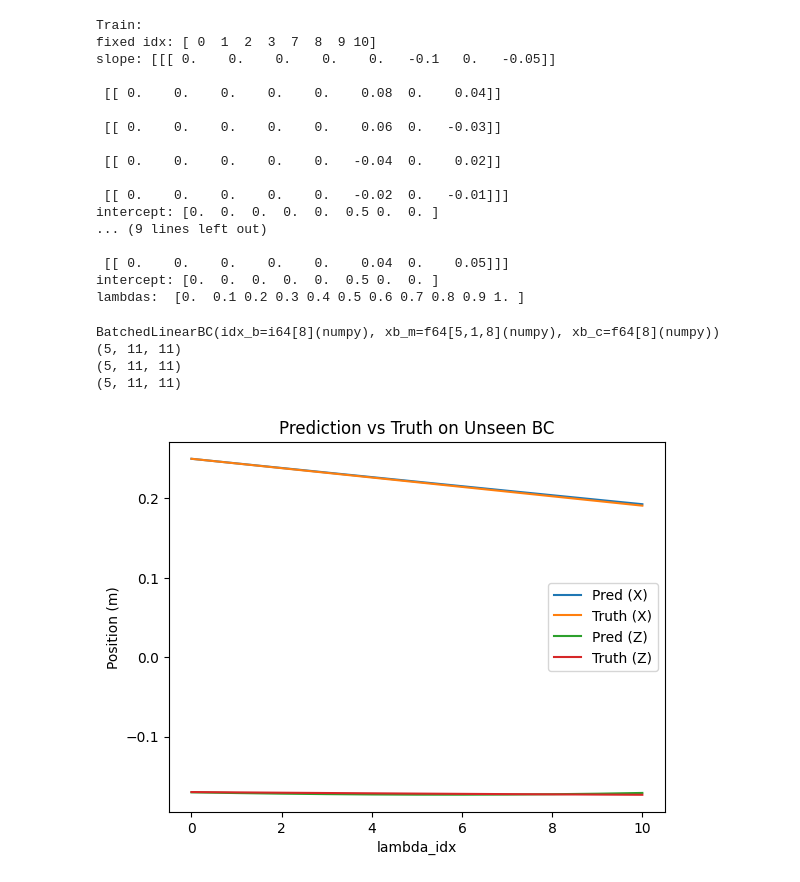
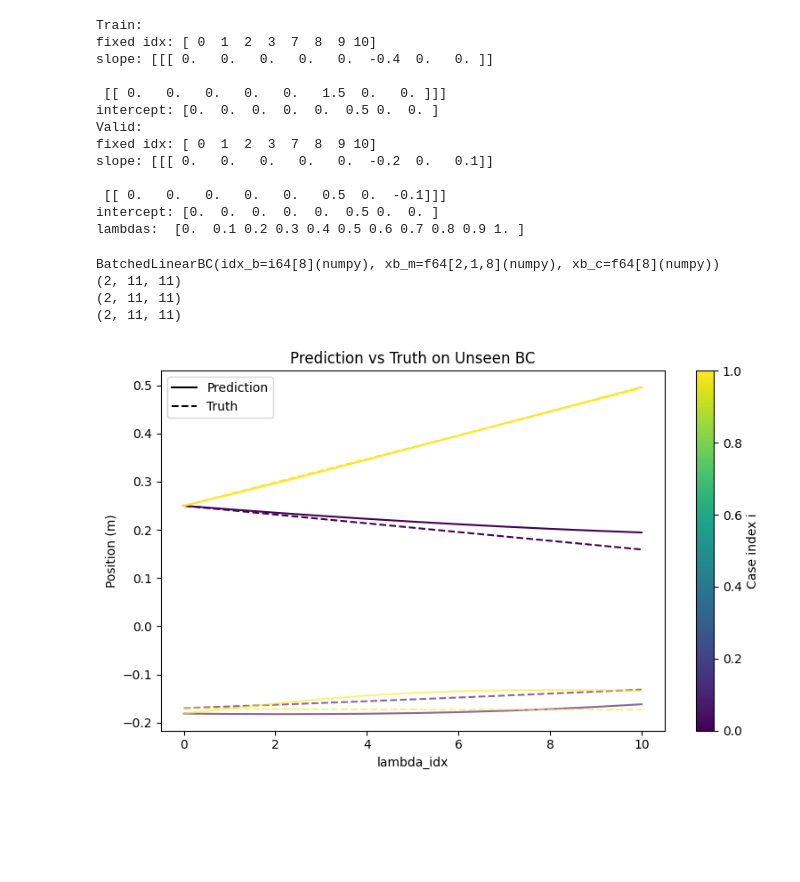
Before and after one commit to ryanchaiyakul/dismech-jax, a Jupyter notebook: examples/slinky/3d_slinky_10_loop_K_is_2_dim_multiset.ipynb, the cells around one changed output. Saved outputs shown, nothing was run; the diff lists cells and outputs as text; code cells hidden in the pictures; blank space fills up the shorter version.

```diff
--- a/examples/slinky/3d_slinky_10_loop_K_is_2_dim_multiset.ipynb
+++ b/examples/slinky/3d_slinky_10_loop_K_is_2_dim_multiset.ipynb
@@ -48,11 +48,13 @@ class Example(TripletModel):
         bending_energy = 0.5 * (self.K[1] * del_strain[3]**2)
         return stretching_energy + bending_energy
 # %%
-train_datafile = "combined_output_train.npz"
-valid_datafile = "combined_output_valid.npz"
-validate_model(Example)
+train_datafile = "data/combined_output_train.npz"
+valid_datafile = "data/combined_output_valid.npz"
 
-final_model, init_K, train_history, valid_history = train_model(Example, key=jax.random.PRNGKey(42), train_file=train_datafile, valid_file=valid_datafile, n_epochs=500, lr=1e-2, init_K=jnp.array([2.0, 0.02]) )
+init_K=jnp.array([0.2, 0.02])
+validate_model(Example, der_K=init_K)
+
+final_model, init_K, train_history, valid_history = train_model(Example, key=jax.random.PRNGKey(42), train_file=train_datafile, valid_file=valid_datafile, n_epochs=5000, lr=5e-2, init_K=init_K )
 # final_model, train_history, valid_history = train_model(Example, key=jax.random.PRNGKey(42), train_file="output_valid.npz", valid_file="output_valid.npz", n_epochs=100, lr=1e-2)
 
 print( "initial K: ", init_K)
@@ -112,19 +113,15 @@ print("lambdas: ", lambdas)
 # %% [output]
 Train:
 fixed idx: [ 0  1  2  3  7  8  9 10]
-slope: [[[ 0.    0.    0.    0.    0.   -0.1   0.   -0.05]]
+slope: [[[ 0.   0.   0.   0.   0.  -0.4  0.   0. ]]
 
- [[ 0.    0.    0.    0.    0.    0.08  0.    0.04]]
+ [[ 0.   0.   0.   0.   0.   1.5  0.   0. ]]]
+intercept: [0.  0.  0.  0.  0.  0.5 0.  0. ]
+Valid:
+fixed idx: [ 0  1  2  3  7  8  9 10]
+slope: [[[ 0.   0.   0.   0.   0.  -0.2  0.   0.1]]
 
- [[ 0.    0.    0.    0.    0.    0.06  0.   -0.03]]
-
- [[ 0.    0.    0.    0.    0.   -0.04  0.    0.02]]
-
- [[ 0.    0.    0.    0.    0.   -0.02  0.   -0.01]]]
-intercept: [0.  0.  0.  0.  0.  0.5 0.  0. ]
-... (9 lines left out)
-
- [[ 0.    0.    0.    0.    0.    0.04  0.    0.05]]]
+ [[ 0.   0.   0.   0.   0.   0.5  0.  -0.1]]]
 intercept: [0.  0.  0.  0.  0.  0.5 0.  0. ]
 lambdas:  [0.  0.1 0.2 0.3 0.4 0.5 0.6 0.7 0.8 0.9 1. ]
 # %%
@@ -138,25 +135,46 @@ print(valid.qs.shape)
 print(train.qs.shape)
 # animate(pred)
 # %% [output]
-BatchedLinearBC(idx_b=i64[8](numpy), xb_m=f64[5,1,8](numpy), xb_c=f64[8](numpy))
-(5, 11, 11)
-(5, 11, 11)
-(5, 11, 11)
+BatchedLinearBC(idx_b=i64[8](numpy), xb_m=f64[2,1,8](numpy), xb_c=f64[8](numpy))
+(2, 11, 11)
+(2, 11, 11)
+(2, 11, 11)
 # %%
 # animate(valid.qs)
 # %%
 import matplotlib.pyplot as plt
+import matplotlib.cm as cm
+import matplotlib.lines as mlines
+import jax.numpy as jnp
 
-plt.plot(pred[0,:, 4], label="Pred (X)")
-plt.plot(valid.qs[0,:, 4], label="Truth (X)")
-# plt.plot(pred[:,:, 5], label="Pred (Y)")
-# plt.plot(valid.qs[:,:, 5], label="Truth (Y)")
-plt.plot(pred[0,:, 6], label="Pred (Z)")
-plt.plot(valid.qs[0,:, 6], label="Truth (Z)")
-plt.legend()
-plt.title("Prediction vs Truth on Unseen BC")
-plt.xlabel("lambda_idx")
-plt.ylabel("Position (m)")
+n_cases = pred.shape[0]
+colors = cm.viridis(jnp.linspace(0, 1, n_cases))
+
+fig, ax = plt.subplots(figsize=(8, 5))
+
+for i in range(n_cases):
+    c = colors[i]
+
+    # X
+    ax.plot(pred[i, :, 4], color=c, linestyle='-')
+    ax.plot(valid.qs[i, :, 4], color=c, linestyle='--')
+
+    # Z
+    ax.plot(pred[i, :, 6], color=c, linestyle='-', alpha=0.6)
+    ax.plot(valid.qs[i, :, 6], color=c, linestyle='--', alpha=0.6)
+
+pred_line = mlines.Line2D([], [], color='black', linestyle='-', label='Prediction')
+truth_line = mlines.Line2D([], [], color='black', linestyle='--', label='Truth')
+ax.legend(handles=[pred_line, truth_line])
+
+sm = plt.cm.ScalarMappable(cmap='viridis', norm=plt.Normalize(vmin=0, vmax=n_cases - 1))
+sm.set_array([])  # helps matplotlib know this is a valid mappable
+fig.colorbar(sm, ax=ax, label='Case index i')
+
+ax.set_title("Prediction vs Truth on Unseen BC")
+ax.set_xlabel("lambda_idx")
+ax.set_ylabel("Position (m)")
+fig.tight_layout()
 plt.show()
 # %% [output]
-[figure, old version]
+[figure, new version]
```
Also changed, not shown: parts of 7 cells of this notebook, 14 other files.
